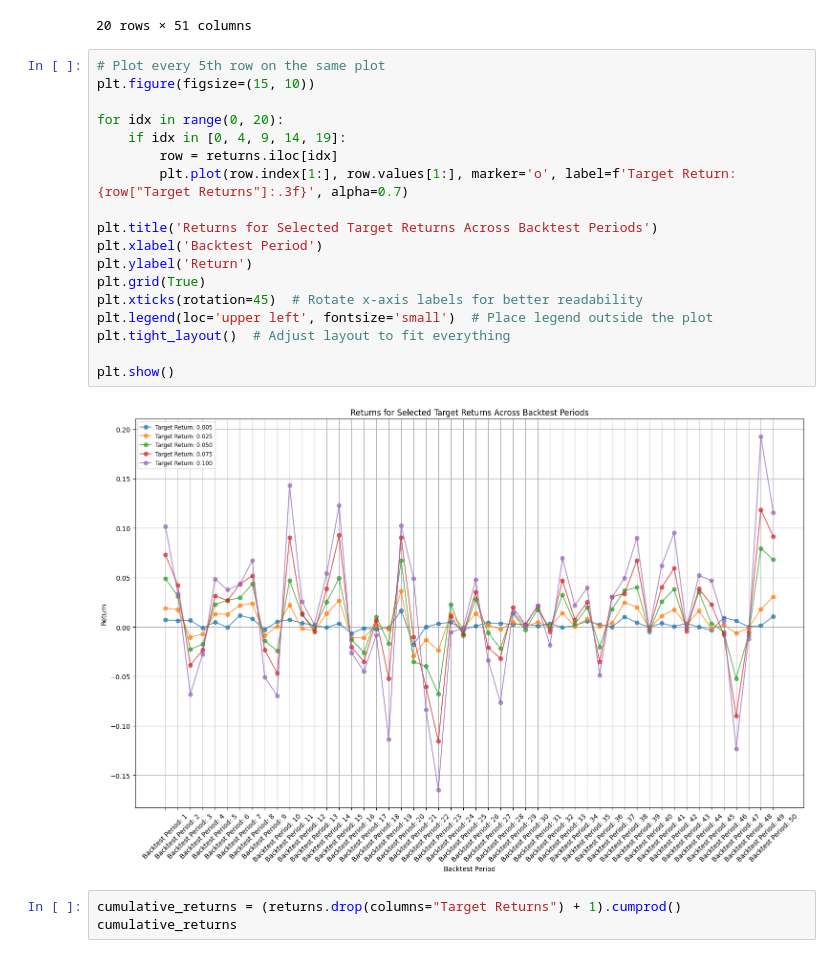
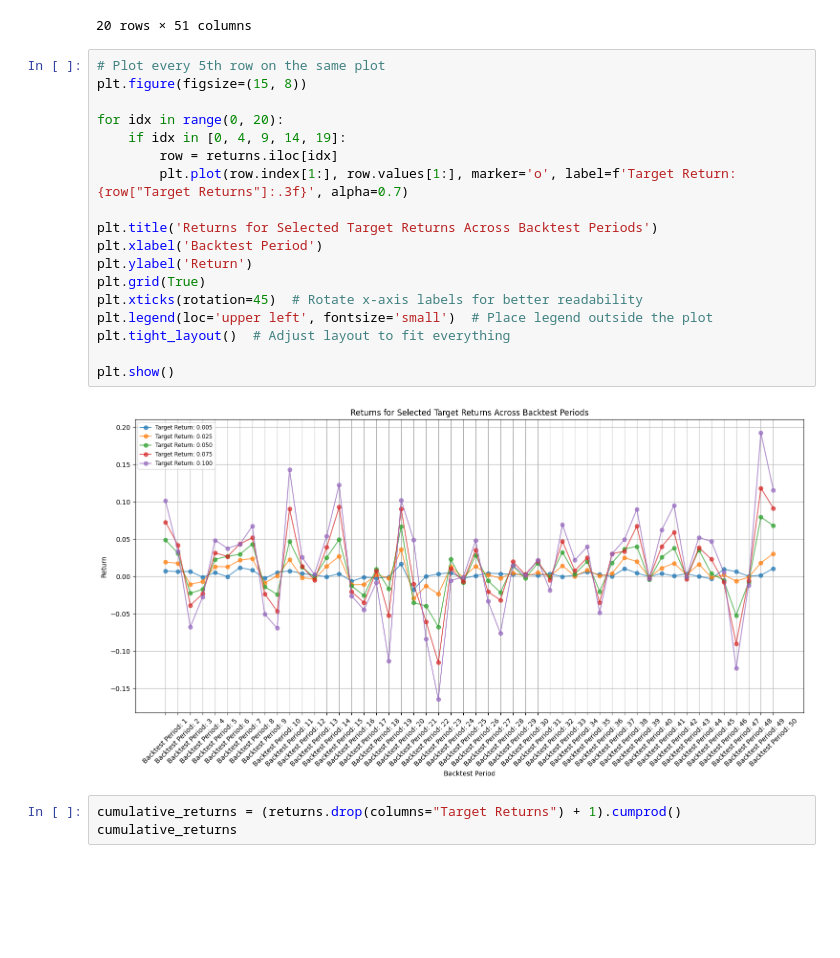
Before and after one commit to 97continuum/Portfolio_Optimizer_CPP, a Jupyter notebook: src/python/visualization.ipynb, the cells around one changed output. Cells and saved outputs as stored; diff of their text form; blank space fills up the shorter version.

```diff
--- a/src/python/visualization.ipynb
+++ b/src/python/visualization.ipynb
@@ -105,24 +105,24 @@ returns
 20 rows × 51 columns
 # %%
 # Plot every 5th row on the same plot
-plt.figure(figsize=(15, 10))
+plt.figure(figsize=(15, 8))
 
 for idx in range(0, 20):
     if idx in [0, 4, 9, 14, 19]:
         row = returns.iloc[idx]
         plt.plot(row.index[1:], row.values[1:], marker='o', label=f'Target Return: {row["Target Returns"]:.3f}', alpha=0.7)
 
 plt.title('Returns for Selected Target Returns Across Backtest Periods')
 plt.xlabel('Backtest Period')
 plt.ylabel('Return')
 plt.grid(True)
 plt.xticks(rotation=45)  # Rotate x-axis labels for better readability
 plt.legend(loc='upper left', fontsize='small')  # Place legend outside the plot
 plt.tight_layout()  # Adjust layout to fit everything
 
 plt.show()
 # %% [output]
-[figure, old version]
+[figure, new version]
 # %%
 cumulative_returns = (returns.drop(columns="Target Returns") + 1).cumprod()
 cumulative_returns
```
Also changed, not shown: parts of 1 cell of this notebook, 1 other file.
